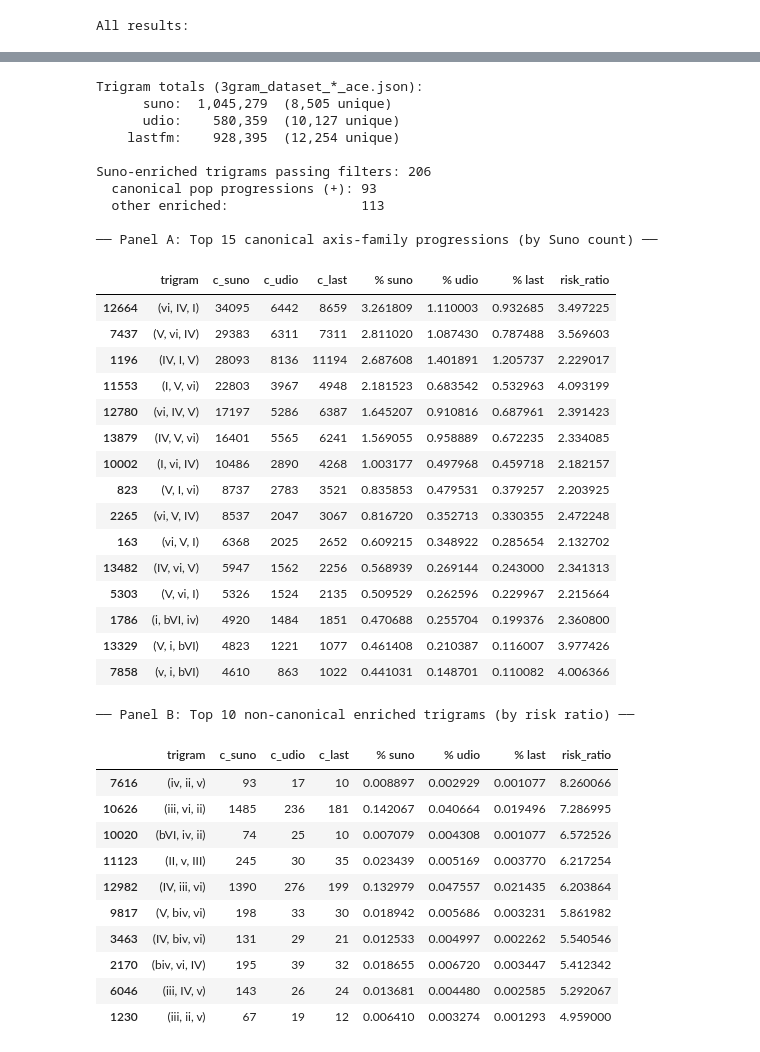
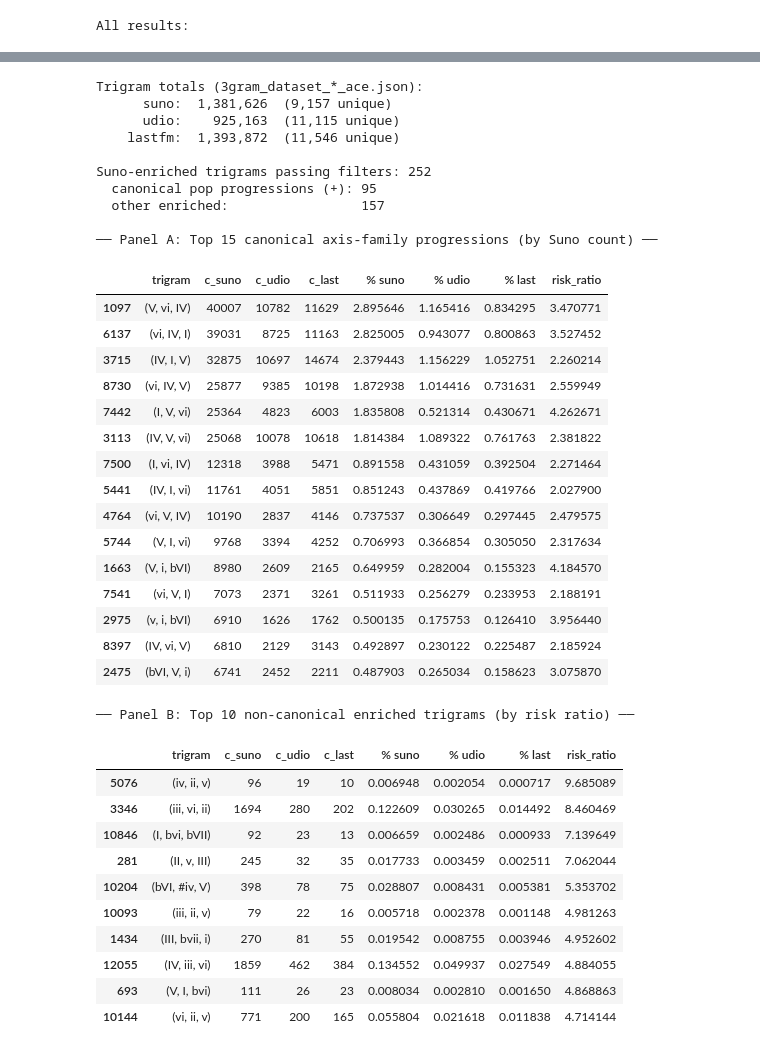
Before and after one commit to Dazzid/Aimir_Structure, a Jupyter notebook: src/01_trigram_analysis_ACE.ipynb, the cells around one changed output, grey strips where cells are left out. Drawn from its saved outputs; the diff is of its cells as text; code cells hidden in the pictures.

```diff
--- a/src/01_trigram_analysis_ACE.ipynb
+++ b/src/01_trigram_analysis_ACE.ipynb
@@ -1857,16 +1857,7 @@ from collections import Counter
 from scipy.stats import fisher_exact
 from statsmodels.stats.multitest import multipletests
 
-# ── Load counts (same pipeline as cell 26) ──
-# Only keep degrees without '#' prefix (ACE key-estimation artifacts)
-_ALLOWED_DEGREES = {
-    'I','II','III','IV','V','VI','VII',
-    'i','ii','iii','iv','v','vi','vii',
-    'bI','bII','bIII','bIV','bV','bVI','bVII',
-    'bi','bii','biii','biv','bv','bvi','bvii',
-}
-def _is_valid_tri(tri):
-    return all(d in _ALLOWED_DEGREES for d in tri)
+# ── Load counts (same pipeline as cell 26); no degree exclusion ──
 
 raw_counts, totals = {}, {}
 for corpus in ["suno", "udio", "lastfm"]:
@@ -1875,8 +1866,7 @@ for corpus in ["suno", "udio", "lastfm"]:
     with open(path) as f:
         for entry in json.load(f):
             trigram, _ = to_relative_major(tuple(entry["ngram"]))
-            if _is_valid_tri(trigram):
-                c[trigram] += entry["count"]
+            c[trigram] += entry["count"]
     raw_counts[corpus] = c
     totals[corpus] = sum(c.values())
 
@@ -1997,64 +1987,64 @@ for _, row in df_other.head(N_OTHER).iterrows():
         f'{row["% suno"]:.3f} & '
         f'{row["% udio"]:.3f} & '
         f'{row["% last"]:.3f} & '
         f'{row["risk_ratio"]:.2f} \\\\'
     )
 lines += [
     r"\bottomrule",
     r"\end{tabular}",
     r"\caption{Suno\nobreakdash-enriched trigrams (adjusted $p < 0.05$, "
     r"risk ratio $\geq 2$). "
     r"\textit{Panel~A}: canonical axis-family progressions "
     r"(all three chords $\in \{$I, i, IV, iv, V, v, vi, VI, $\flat$VI$\}$, "
     r"marked with~$^+$), sorted by Suno count to highlight "
     r"the scale of overproduction. "
     r"\textit{Panel~B}: remaining enriched progressions, sorted by risk ratio. "
     r"C = raw count. Every row has adjusted $p < 0.001$.}",
     r"\label{tab:suno_full_enrichment}",
     r"\end{table*}",
 ]
 
 print("\n" + "="*72)
 print("LATEX TABLE — copy into paper_sections.tex")
 print("="*72)
 print("\n".join(lines))
 # %% [output]
 Trigram totals (3gram_dataset_*_ace.json):
-      suno:  1,045,279  (8,505 unique)
-      udio:    580,359  (10,127 unique)
-    lastfm:    928,395  (12,254 unique)
+      suno:  1,381,626  (9,157 unique)
+      udio:    925,163  (11,115 unique)
+    lastfm:  1,393,872  (11,546 unique)
 
-Suno-enriched trigrams passing filters: 206
-  canonical pop progressions (+): 93
-  other enriched:                 113
+Suno-enriched trigrams passing filters: 252
+  canonical pop progressions (+): 95
+  other enriched:                 157
 
 ── Panel A: Top 15 canonical axis-family progressions (by Suno count) ──
 |  | trigram | c_suno | c_udio | c_last | % suno | % udio | % last | risk_ratio |
-| 12664 | (vi, IV, I) | 34095 | 6442 | 8659 | 3.261809 | 1.110003 | 0.932685 | 3.497225 |
-| 7437 | (V, vi, IV) | 29383 | 6311 | 7311 | 2.811020 | 1.087430 | 0.787488 | 3.569603 |
-| 1196 | (IV, I, V) | 28093 | 8136 | 11194 | 2.687608 | 1.401891 | 1.205737 | 2.229017 |
-| 11553 | (I, V, vi) | 22803 | 3967 | 4948 | 2.181523 | 0.683542 | 0.532963 | 4.093199 |
-| 12780 | (vi, IV, V) | 17197 | 5286 | 6387 | 1.645207 | 0.910816 | 0.687961 | 2.391423 |
-| 13879 | (IV, V, vi) | 16401 | 5565 | 6241 | 1.569055 | 0.958889 | 0.672235 | 2.334085 |
-| 10002 | (I, vi, IV) | 10486 | 2890 | 4268 | 1.003177 | 0.497968 | 0.459718 | 2.182157 |
-| 823 | (V, I, vi) | 8737 | 2783 | 3521 | 0.835853 | 0.479531 | 0.379257 | 2.203925 |
-| 2265 | (vi, V, IV) | 8537 | 2047 | 3067 | 0.816720 | 0.352713 | 0.330355 | 2.472248 |
-| 163 | (vi, V, I) | 6368 | 2025 | 2652 | 0.609215 | 0.348922 | 0.285654 | 2.132702 |
-| 13482 | (IV, vi, V) | 5947 | 1562 | 2256 | 0.568939 | 0.269144 | 0.243000 | 2.341313 |
-| 5303 | (V, vi, I) | 5326 | 1524 | 2135 | 0.509529 | 0.262596 | 0.229967 | 2.215664 |
-| 1786 | (i, bVI, iv) | 4920 | 1484 | 1851 | 0.470688 | 0.255704 | 0.199376 | 2.360800 |
-| 13329 | (V, i, bVI) | 4823 | 1221 | 1077 | 0.461408 | 0.210387 | 0.116007 | 3.977426 |
-| 7858 | (v, i, bVI) | 4610 | 863 | 1022 | 0.441031 | 0.148701 | 0.110082 | 4.006366 |
+| 1097 | (V, vi, IV) | 40007 | 10782 | 11629 | 2.895646 | 1.165416 | 0.834295 | 3.470771 |
+| 6137 | (vi, IV, I) | 39031 | 8725 | 11163 | 2.825005 | 0.943077 | 0.800863 | 3.527452 |
+| 3715 | (IV, I, V) | 32875 | 10697 | 14674 | 2.379443 | 1.156229 | 1.052751 | 2.260214 |
+| 8730 | (vi, IV, V) | 25877 | 9385 | 10198 | 1.872938 | 1.014416 | 0.731631 | 2.559949 |
+| 7442 | (I, V, vi) | 25364 | 4823 | 6003 | 1.835808 | 0.521314 | 0.430671 | 4.262671 |
+| 3113 | (IV, V, vi) | 25068 | 10078 | 10618 | 1.814384 | 1.089322 | 0.761763 | 2.381822 |
+| 7500 | (I, vi, IV) | 12318 | 3988 | 5471 | 0.891558 | 0.431059 | 0.392504 | 2.271464 |
+| 5441 | (IV, I, vi) | 11761 | 4051 | 5851 | 0.851243 | 0.437869 | 0.419766 | 2.027900 |
+| 4764 | (vi, V, IV) | 10190 | 2837 | 4146 | 0.737537 | 0.306649 | 0.297445 | 2.479575 |
+| 5744 | (V, I, vi) | 9768 | 3394 | 4252 | 0.706993 | 0.366854 | 0.305050 | 2.317634 |
+| 1663 | (V, i, bVI) | 8980 | 2609 | 2165 | 0.649959 | 0.282004 | 0.155323 | 4.184570 |
+| 7541 | (vi, V, I) | 7073 | 2371 | 3261 | 0.511933 | 0.256279 | 0.233953 | 2.188191 |
+| 2975 | (v, i, bVI) | 6910 | 1626 | 1762 | 0.500135 | 0.175753 | 0.126410 | 3.956440 |
+| 8397 | (IV, vi, V) | 6810 | 2129 | 3143 | 0.492897 | 0.230122 | 0.225487 | 2.185924 |
+| 2475 | (bVI, V, i) | 6741 | 2452 | 2211 | 0.487903 | 0.265034 | 0.158623 | 3.075870 |
 ── Panel B: Top 10 non-canonical enriched trigrams (by risk ratio) ──
 |  | trigram | c_suno | c_udio | c_last | % suno | % udio | % last | risk_ratio |
-| 7616 | (iv, ii, v) | 93 | 17 | 10 | 0.008897 | 0.002929 | 0.001077 | 8.260066 |
-| 10626 | (iii, vi, ii) | 1485 | 236 | 181 | 0.142067 | 0.040664 | 0.019496 | 7.286995 |
-| 10020 | (bVI, iv, ii) | 74 | 25 | 10 | 0.007079 | 0.004308 | 0.001077 | 6.572526 |
-| 11123 | (II, v, III) | 245 | 30 | 35 | 0.023439 | 0.005169 | 0.003770 | 6.217254 |
-| 12982 | (IV, iii, vi) | 1390 | 276 | 199 | 0.132979 | 0.047557 | 0.021435 | 6.203864 |
-| 9817 | (V, biv, vi) | 198 | 33 | 30 | 0.018942 | 0.005686 | 0.003231 | 5.861982 |
-| 3463 | (IV, biv, vi) | 131 | 29 | 21 | 0.012533 | 0.004997 | 0.002262 | 5.540546 |
-| 2170 | (biv, vi, IV) | 195 | 39 | 32 | 0.018655 | 0.006720 | 0.003447 | 5.412342 |
-| 6046 | (iii, IV, v) | 143 | 26 | 24 | 0.013681 | 0.004480 | 0.002585 | 5.292067 |
-| 1230 | (iii, ii, v) | 67 | 19 | 12 | 0.006410 | 0.003274 | 0.001293 | 4.959000 |
+| 5076 | (iv, ii, v) | 96 | 19 | 10 | 0.006948 | 0.002054 | 0.000717 | 9.685089 |
+| 3346 | (iii, vi, ii) | 1694 | 280 | 202 | 0.122609 | 0.030265 | 0.014492 | 8.460469 |
+| 10846 | (I, bvi, bVII) | 92 | 23 | 13 | 0.006659 | 0.002486 | 0.000933 | 7.139649 |
+| 281 | (II, v, III) | 245 | 32 | 35 | 0.017733 | 0.003459 | 0.002511 | 7.062044 |
+| 10204 | (bVI, #iv, V) | 398 | 78 | 75 | 0.028807 | 0.008431 | 0.005381 | 5.353702 |
+| 10093 | (iii, ii, v) | 79 | 22 | 16 | 0.005718 | 0.002378 | 0.001148 | 4.981263 |
+| 1434 | (III, bvii, i) | 270 | 81 | 55 | 0.019542 | 0.008755 | 0.003946 | 4.952602 |
+| 12055 | (IV, iii, vi) | 1859 | 462 | 384 | 0.134552 | 0.049937 | 0.027549 | 4.884055 |
+| 693 | (V, I, bvi) | 111 | 26 | 23 | 0.008034 | 0.002810 | 0.001650 | 4.868863 |
+| 10144 | (vi, ii, v) | 771 | 200 | 165 | 0.055804 | 0.021618 | 0.011838 | 4.714144 |
 Cross-check (expected RR ≥ 2.5 for axis family):
```
Also changed, not shown: parts of 25 cells of this notebook, 25 other files.
